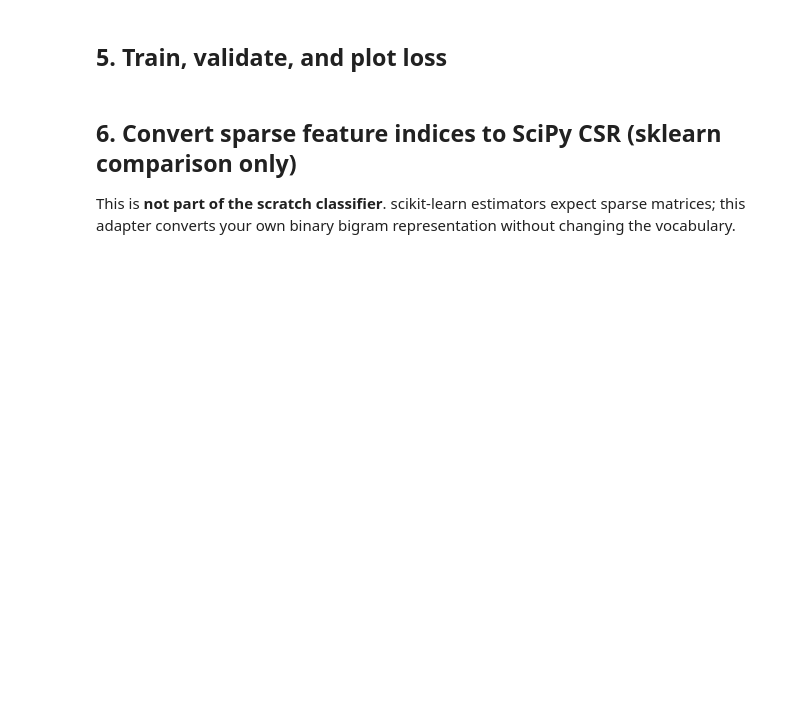
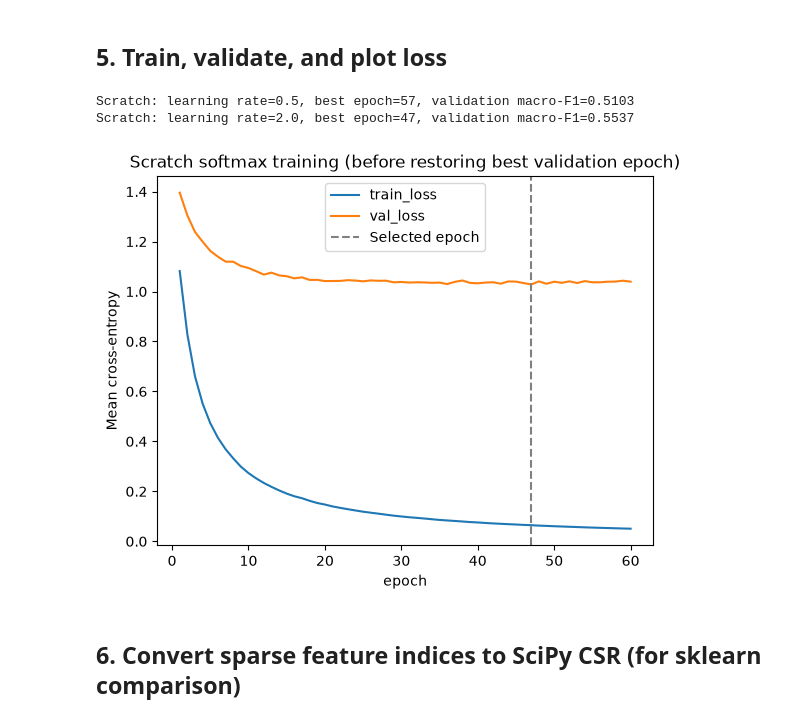
Before and after one commit to BadrGello/Natural-Language-Processing-Lab-1, a Jupyter notebook: notebooks/03_logistic_regression.ipynb, the cells around one changed output. Saved outputs shown, nothing was run; the diff lists cells and outputs as text; code cells hidden in the pictures; blank space fills up the shorter version.

Commit message:
add logistic regression part

```diff
--- a/notebooks/03_logistic_regression.ipynb
+++ b/notebooks/03_logistic_regression.ipynb
@@ -115,17 +257,25 @@ class LogisticRegressionScratch:
 # %% [markdown]
 ## 5. Train, validate, and plot loss
 # %%
-# TODO: Uncomment after implementation and feature extraction.
-# scratch = LogisticRegressionScratch(
-#     num_features=len(bigram_vocab), num_classes=data.num_classes,
-#     learning_rate=0.05, epochs=15, batch_size=64, seed=SEED,
-# )
-# scratch.fit(X_train_rows, data.train.labels, X_val_rows, data.val.labels)
-# pred_val_custom = scratch.predict(X_val_rows)
-# results_custom = sklearn_evaluation(data.val.labels, pred_val_custom, data.num_classes)
-# print('Scratch LR val macro-F1:', results_custom['macro_f1'])
-# TODO: plot the recorded train/validation cross-entropy losses.
+scratch_candidates = []
+for rate in (0.5, 2.0):
+    model = LogisticRegressionScratch(len(bigram_vocab), data.num_classes,
+                                      learning_rate=rate, epochs=60, seed=SEED)
+    model.fit(X_train_rows, data.train.labels, X_val_rows, data.val.labels)
+    report = sklearn_evaluation(data.val.labels, model.predict(X_val_rows), data.num_classes)
+    scratch_candidates.append((report['macro_f1'], model))
+    print(f"Scratch: learning rate={rate}, best epoch={model.best_epoch_}, validation macro-F1={report['macro_f1']:.4f}")
+scratch = max(scratch_candidates, key=lambda item: item[0])[1]
+history = pd.DataFrame(scratch.history_)
+history.plot(x='epoch', y=['train_loss', 'val_loss'], ylabel='Mean cross-entropy',
+             title='Scratch softmax training (before restoring best validation epoch)')
+plt.axvline(scratch.best_epoch_, linestyle='--', color='gray', label='Selected epoch')
+plt.legend()
+plt.show()
+# %% [output]
+Scratch: learning rate=0.5, best epoch=57, validation macro-F1=0.5103
+Scratch: learning rate=2.0, best epoch=47, validation macro-F1=0.5537
+[figure, added]
 # %% [markdown]
-## 6. Convert sparse feature indices to SciPy CSR (sklearn comparison only)
-This is **not part of the scratch classifier**. scikit-learn estimators expect sparse matrices; this adapter converts your own binary bigram representation without changing the vocabulary.
+## 6. Convert sparse feature indices to SciPy CSR (for sklearn comparison)
 # %%
```
Also changed, not shown: parts of 18 cells of this notebook, 2 other files.
